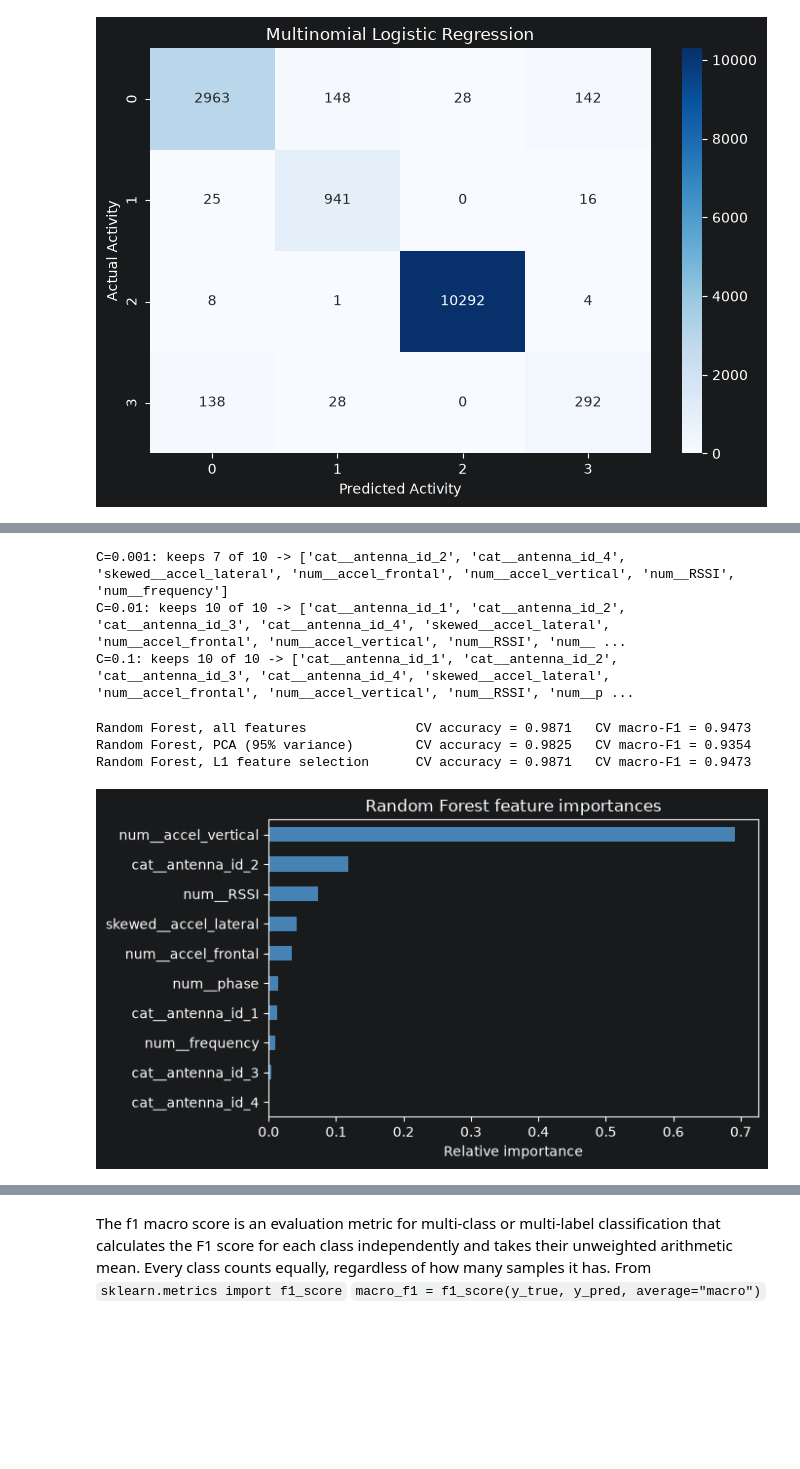
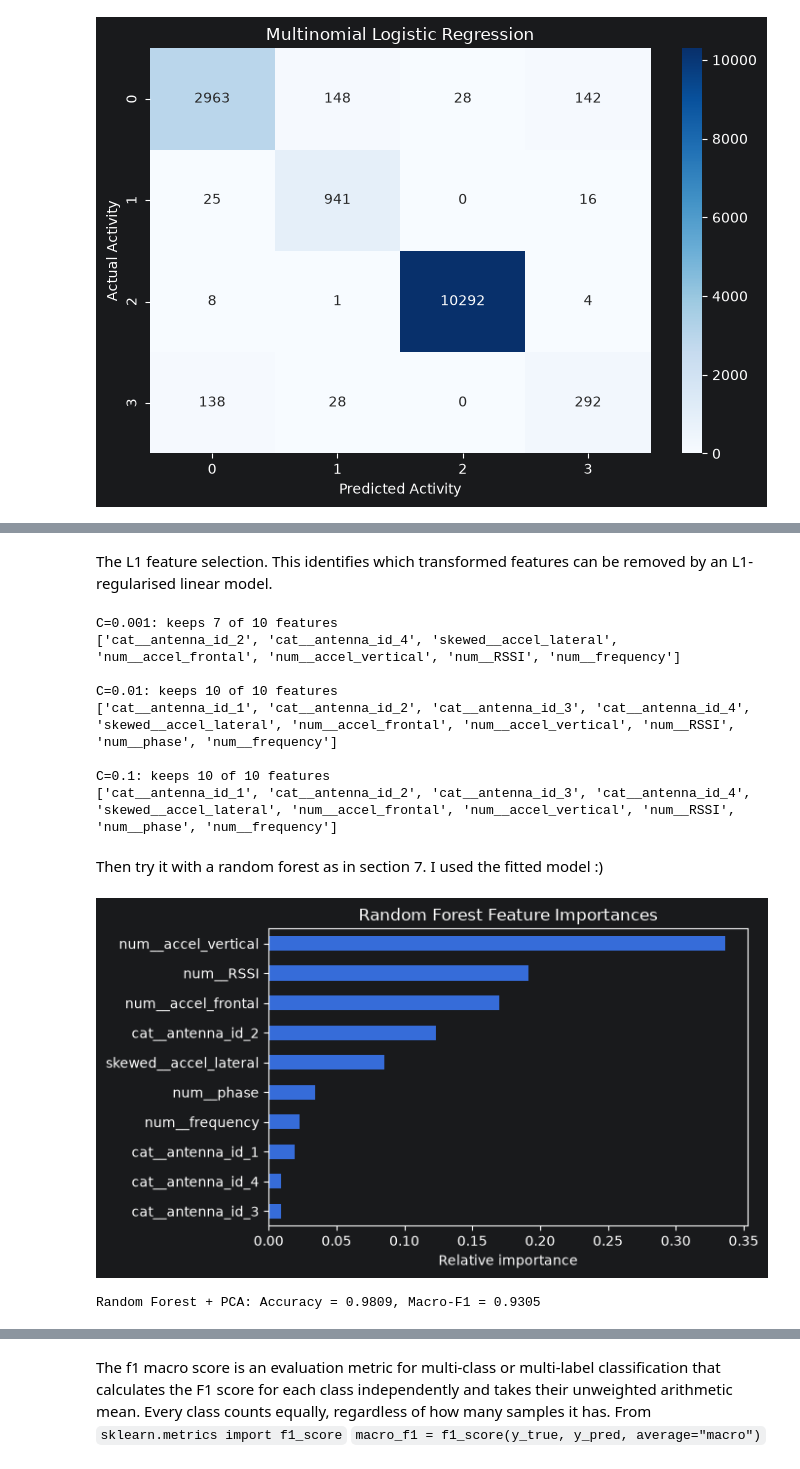
Before and after one commit to R3ALITI3S/MachineLearningMiniProject, a Jupyter notebook: MachineLearning.ipynb, the cells around one changed output, grey strips where cells are left out. Drawn from its saved outputs; the diff is of its cells as text; code cells hidden in the pictures; blank space fills up the shorter version.

```diff
--- a/MachineLearning.ipynb
+++ b/MachineLearning.ipynb
@@ -1150,36 +1110,49 @@ print("Components needed for 95% variance:", int(np.argmax(cumvar >= 0.95)) + 1,
 Components needed for 95% variance: 7 of 10
+# %% [markdown]
+The L1 feature selection. This identifies which transformed features can be removed by an L1-regularised linear model.
 # %%
-# --- L1 selection: which features get weight zero? ---
+names = preprocess.get_feature_names_out()
+
 for C in [0.001, 0.01, 0.1]:
-    sel = SelectFromModel(LinearSVC(penalty="l1", dual=False, C=C, max_iter=5000)).fit(Xt, y_traindev)
-    names = preprocess.get_feature_names_out()
-    print(f"C={C}: keeps {sel.get_support().sum()} of {len(names)} -> {list(names[sel.get_support()])}")
+    selector = SelectFromModel(
+        LinearSVC(penalty="l1", dual=False, C=C, max_iter=5000)
+    )
+    selector.fit(Xt, y_train)
+
+    selected = names[selector.get_support()]
+
+    print(f"\nC={C}: keeps {len(selected)} of {len(names)} features")
+    print(list(selected))
 # %% [output]
-C=0.001: keeps 7 of 10 -> ['cat__antenna_id_2', 'cat__antenna_id_4', 'skewed__accel_lateral', 'num__accel_frontal', 'num__accel_vertical', 'num__RSSI', 'num__frequency']
-C=0.01: keeps 10 of 10 -> ['cat__antenna_id_1', 'cat__antenna_id_2', 'cat__antenna_id_3', 'cat__antenna_id_4', 'skewed__accel_lateral', 'num__accel_frontal', 'num__accel_vertical', 'num__RSSI', 'num__ ...
-C=0.1: keeps 10 of 10 -> ['cat__antenna_id_1', 'cat__antenna_id_2', 'cat__antenna_id_3', 'cat__antenna_id_4', 'skewed__accel_lateral', 'num__accel_frontal', 'num__accel_vertical', 'num__RSSI', 'num__p ...
+C=0.001: keeps 7 of 10 features
+['cat__antenna_id_2', 'cat__antenna_id_4', 'skewed__accel_lateral', 'num__accel_frontal', 'num__accel_vertical', 'num__RSSI', 'num__frequency']
+
+C=0.01: keeps 10 of 10 features
+['cat__antenna_id_1', 'cat__antenna_id_2', 'cat__antenna_id_3', 'cat__antenna_id_4', 'skewed__accel_lateral', 'num__accel_frontal', 'num__accel_vertical', 'num__RSSI', 'num__phase', 'num__frequency']
+
+C=0.1: keeps 10 of 10 features
+['cat__antenna_id_1', 'cat__antenna_id_2', 'cat__antenna_id_3', 'cat__antenna_id_4', 'skewed__accel_lateral', 'num__accel_frontal', 'num__accel_vertical', 'num__RSSI', 'num__phase', 'num__frequency']
-# %%
-rf_kwargs = {k.replace("clf__", ""): v for k, v in rf_search.best_params_.items()}
-make_rf = lambda: RandomForestClassifier(random_state=RANDOM_STATE, n_jobs=-1, **rf_kwargs)
-
-rf_all   = Pipeline([("prep", preprocess), ("clf", make_rf())])
-rf_pca   = Pipeline([("prep", preprocess), ("pca", PCA(n_components=0.95)), ("clf", make_rf())])
-rf_lasso = Pipeline([("prep", preprocess),
-                     ("select", SelectFromModel(LinearSVC(penalty="l1", dual=False, C=0.1, max_iter=5000))),
-                     ("clf", make_rf())])
-
-cv_report("Random Forest, all features", rf_all)
-cv_report("Random Forest, PCA (95% variance)", rf_pca)
-cv_report("Random Forest, L1 feature selection", rf_lasso)
-# %% [output]
-Random Forest, all features              CV accuracy = 0.9871   CV macro-F1 = 0.9473
-Random Forest, PCA (95% variance)        CV accuracy = 0.9825   CV macro-F1 = 0.9354
-Random Forest, L1 feature selection      CV accuracy = 0.9871   CV macro-F1 = 0.9473
+# %% [markdown]
+Then try it with a random forest as in section 7. I used the fitted model :)
 # %%
-best_rf.fit(X_train, y_train)
-names = best_rf.named_steps["prep"].get_feature_names_out()
-imp = pd.Series(best_rf.named_steps["clf"].feature_importances_, index=names).sort_values()
-imp.plot(kind="barh", figsize=(7, 4), color="steelblue")
-plt.title("Random Forest feature importances"); plt.xlabel("Relative importance"); plt.tight_layout(); plt.show()
+# Create a copy of the best Random Forest model
+rf_copy = best_models["Random Forest"]
+
+names = rf_copy.named_steps["prep"].get_feature_names_out()
+
+importance = pd.Series(
+    rf_copy.named_steps["model"].feature_importances_,
+    index=names
+).sort_values()
+
+importance.plot(kind="barh", figsize=(7, 4))
+plt.title("Random Forest Feature Importances")
+plt.xlabel("Relative importance")
+plt.tight_layout()
+plt.show()
+
+# Evaluate Random Forest with PCA
+cv_report("Random Forest + PCA", rf_pca)
 # %% [output]
-[figure, old version]
+[figure, new version]
+Random Forest + PCA: Accuracy = 0.9809, Macro-F1 = 0.9305
```
Also changed, not shown: parts of 34 cells of this notebook.
